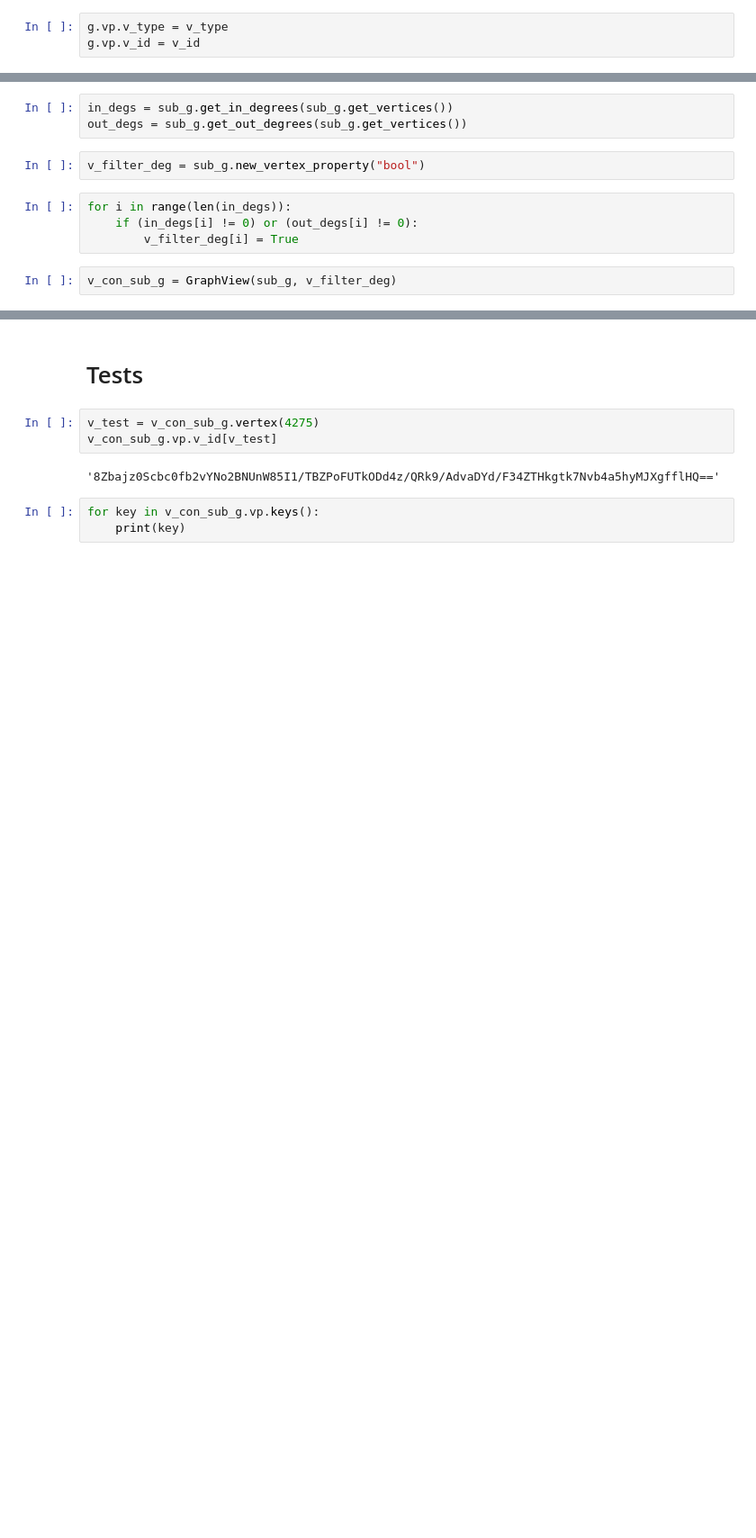
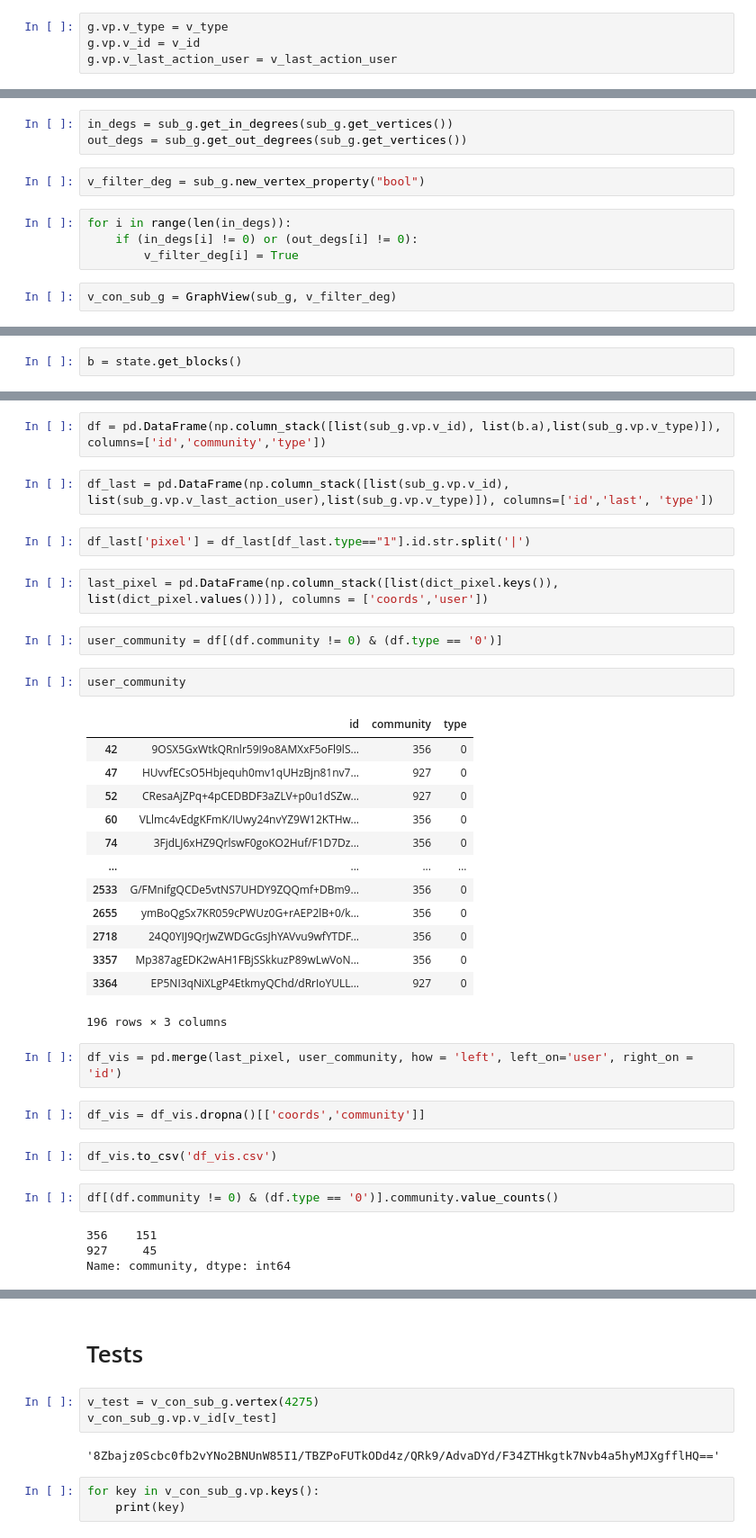
Before and after one commit to WojciechTyczynski/re-place-2022, a Jupyter notebook: connected_graph.ipynb, the cells around one changed output, grey strips where cells are left out. Shown: that part at 90% size. Drawn from its saved outputs; the diff is of its cells as text; blank space fills up the shorter version.

```diff
--- a/connected_graph.ipynb
+++ b/connected_graph.ipynb
@@ -59,6 +133,7 @@ with open('header.txt') as f:
 # %%
 g.vp.v_type = v_type
 g.vp.v_id = v_id
+g.vp.v_last_action_user = v_last_action_user
 # %%
 old_sub = GraphView(g, v_filter)
 # %%
@@ -119,0 +174,2 @@ state.draw(output="football-sbm-fit.pdf",vertex_font_size=0.4, vertex_text=v_con
+# %%
+b = state.get_blocks()
@@ -119,0 +180,38 @@ state.draw(output="football-sbm-fit.pdf",vertex_font_size=0.4, vertex_text=v_con
+# %%
+df = pd.DataFrame(np.column_stack([list(sub_g.vp.v_id), list(b.a),list(sub_g.vp.v_type)]), columns=['id','community','type'])
+# %%
+df_last = pd.DataFrame(np.column_stack([list(sub_g.vp.v_id), list(sub_g.vp.v_last_action_user),list(sub_g.vp.v_type)]), columns=['id','last', 'type'])
+# %%
+df_last['pixel'] = df_last[df_last.type=="1"].id.str.split('|')
+# %%
+last_pixel = pd.DataFrame(np.column_stack([list(dict_pixel.keys()), list(dict_pixel.values())]), columns = ['coords','user'])
+# %%
+user_community = df[(df.community != 0) & (df.type == '0')]
+# %%
+user_community
+# %% [output]
+|  | id | community | type |
+| 42 | 9OSX5GxWtkQRnlr59I9o8AMXxF5oFl9lS... | 356 | 0 |
+| 47 | HUvvfECsO5Hbjequh0mv1qUHzBjn81nv7... | 927 | 0 |
+| 52 | CResaAjZPq+4pCEDBDF3aZLV+p0u1dSZw... | 927 | 0 |
+| 60 | VLlmc4vEdgKFmK/IUwy24nvYZ9W12KTHw... | 356 | 0 |
+| 74 | 3FjdLJ6xHZ9QrlswF0goKO2Huf/F1D7Dz... | 356 | 0 |
+| ... | ... | ... | ... |
+| 2533 | G/FMnifgQCDe5vtNS7UHDY9ZQQmf+DBm9... | 356 | 0 |
+| 2655 | ymBoQgSx7KR059cPWUz0G+rAEP2lB+0/k... | 356 | 0 |
+| 2718 | 24Q0YIJ9QrJwZWDGcGsJhYAVvu9wfYTDF... | 356 | 0 |
+| 3357 | Mp387agEDK2wAH1FBjSSkkuzP89wLwVoN... | 356 | 0 |
+| 3364 | EP5NI3qNiXLgP4EtkmyQChd/dRrIoYULL... | 927 | 0 |
+196 rows × 3 columns
+# %%
+df_vis = pd.merge(last_pixel, user_community, how = 'left', left_on='user', right_on = 'id')
+# %%
+df_vis = df_vis.dropna()[['coords','community']]
+# %%
+df_vis.to_csv('df_vis.csv')
+# %%
+df[(df.community != 0) & (df.type == '0')].community.value_counts()
+# %% [output]
+356    151
+927     45
+Name: community, dtype: int64
```
Also changed, not shown: parts of 43 cells of this notebook.
